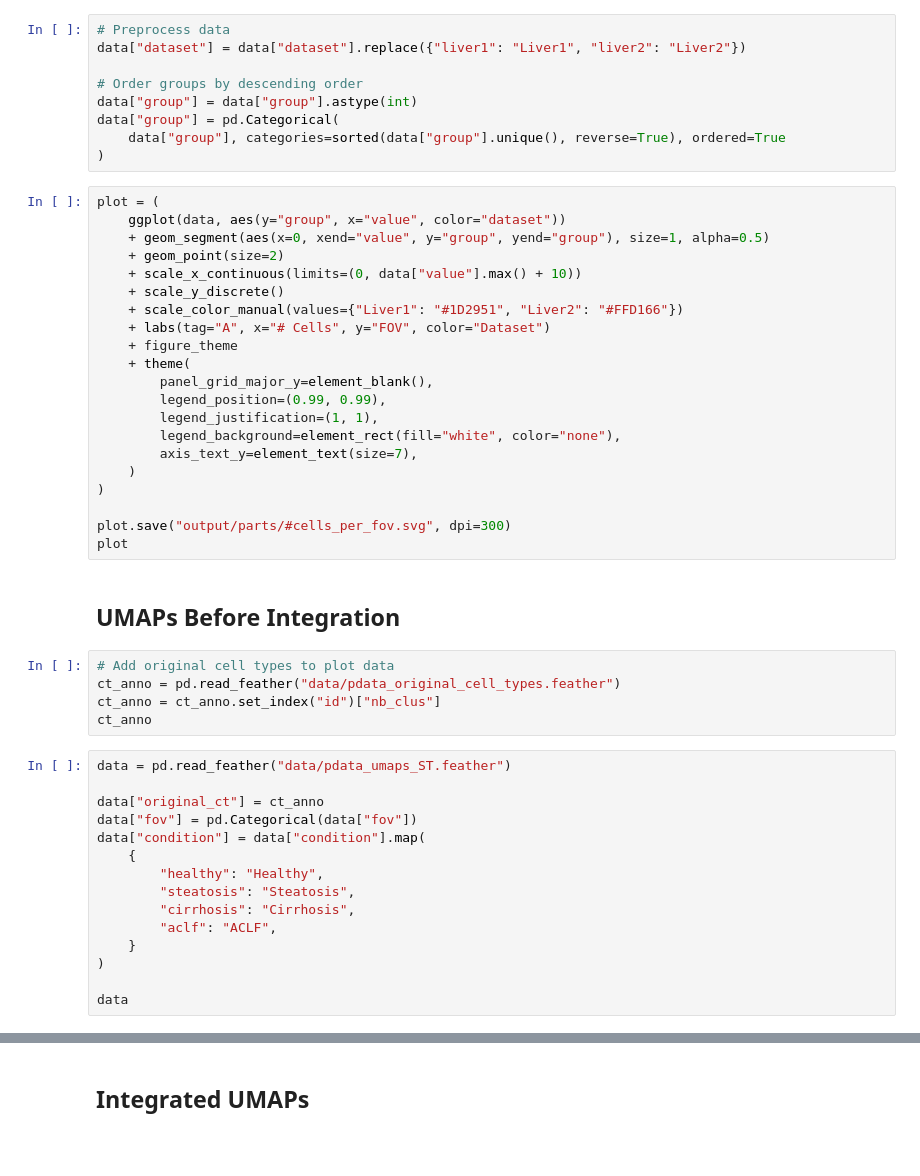
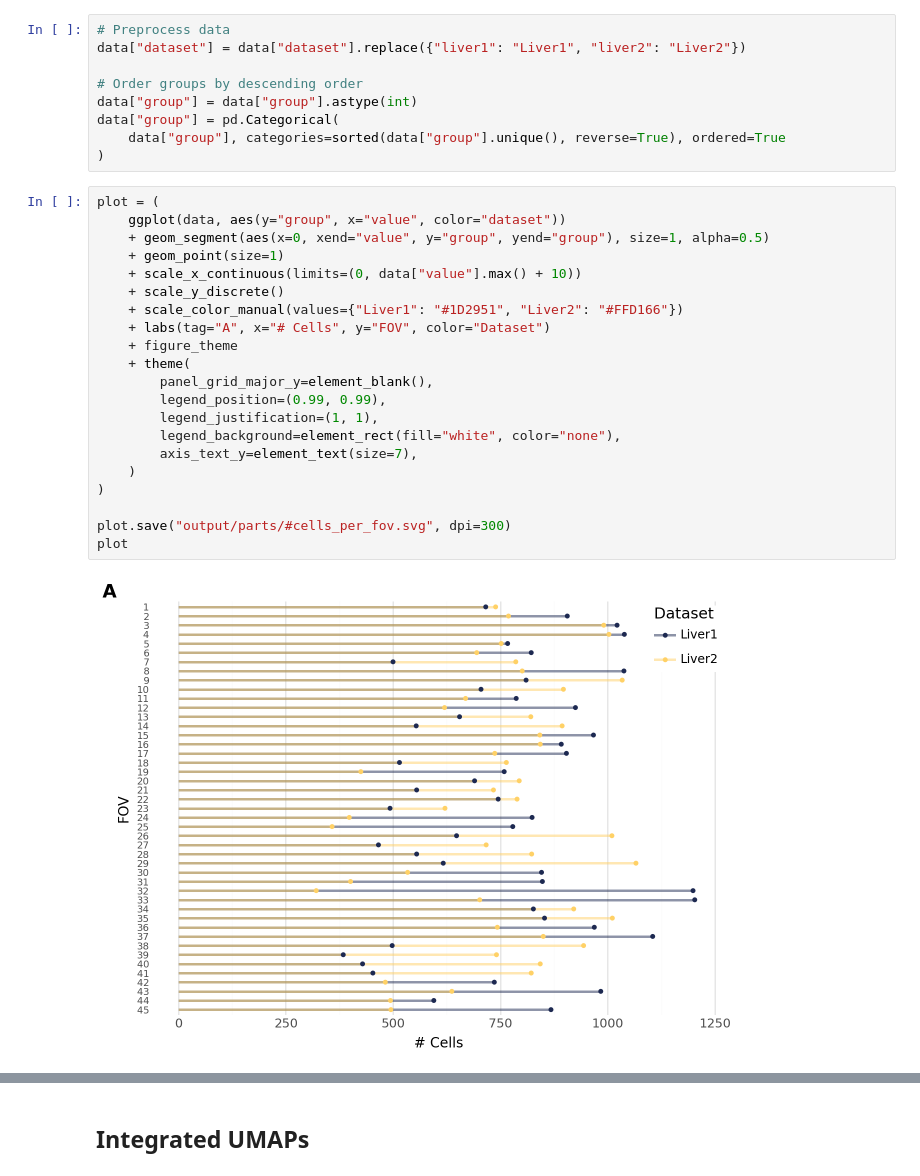
Before and after one commit to ChrisKoll/EDA-Spatial-Liver, a Jupyter notebook: figures/thesis_plots.ipynb, the cells around one changed output, grey strips where cells are left out. Cells and saved outputs as stored; diff of their text form; blank space fills up the shorter version.

Commit message:
feat: update thesis figures

```diff
--- a/figures/thesis_plots.ipynb
+++ b/figures/thesis_plots.ipynb
@@ -63,43 +72,23 @@ data["group"] = pd.Categorical(
 # %%
 plot = (
     ggplot(data, aes(y="group", x="value", color="dataset"))
     + geom_segment(aes(x=0, xend="value", y="group", yend="group"), size=1, alpha=0.5)
-    + geom_point(size=2)
+    + geom_point(size=1)
     + scale_x_continuous(limits=(0, data["value"].max() + 10))
     + scale_y_discrete()
     + scale_color_manual(values={"Liver1": "#1D2951", "Liver2": "#FFD166"})
     + labs(tag="A", x="# Cells", y="FOV", color="Dataset")
     + figure_theme
     + theme(
         panel_grid_major_y=element_blank(),
         legend_position=(0.99, 0.99),
         legend_justification=(1, 1),
         legend_background=element_rect(fill="white", color="none"),
         axis_text_y=element_text(size=7),
     )
 )
 
 plot.save("output/parts/#cells_per_fov.svg", dpi=300)
 plot
+# %% [output]
+[figure, added]
-# %% [markdown]
-## UMAPs Before Integration
-# %%
-# Add original cell types to plot data
-ct_anno = pd.read_feather("data/pdata_original_cell_types.feather")
-ct_anno = ct_anno.set_index("id")["nb_clus"]
-ct_anno
-# %%
-data = pd.read_feather("data/pdata_umaps_ST.feather")
-
-data["original_ct"] = ct_anno
-data["fov"] = pd.Categorical(data["fov"])
-data["condition"] = data["condition"].map(
-    {
-        "healthy": "Healthy",
-        "steatosis": "Steatosis",
-        "cirrhosis": "Cirrhosis",
-        "aclf": "ACLF",
-    }
-)
-
-data
```
Also changed, not shown: parts of 38 cells of this notebook, 10 other files.
